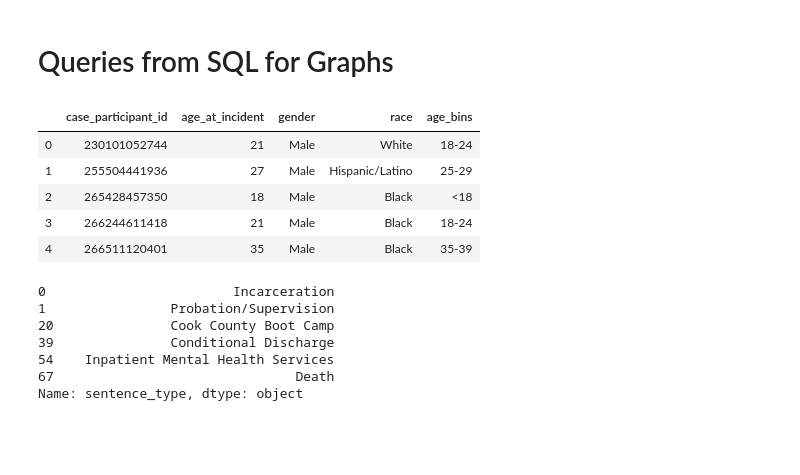
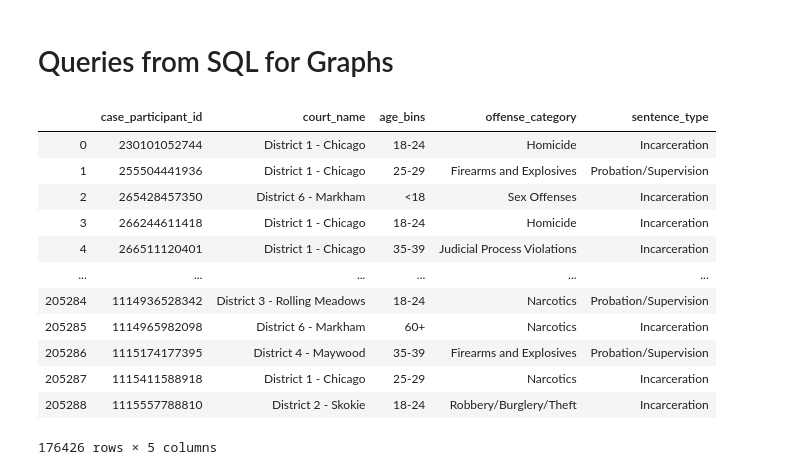
Before and after one commit to cckuqui/CCSAO-Sentencing, a Jupyter notebook: Back-end/new.ipynb, the cells around one changed output. Cells and saved outputs as stored; diff of their text form; code cells hidden in the pictures; blank space fills up the shorter version.

Commit message:
first query

```diff
--- a/Back-end/new.ipynb
+++ b/Back-end/new.ipynb
@@ -1301,20 +1299,17 @@ participants.to_json('..\data\general_demographics.json')
-# %%
-pd.read_sql_query('select * from participants', con=engine).head()
-# %% [output]
-|  | case_participant_id | age_at_incident | gender | race | age_bins |
-| 0 | 230101052744 | 21 | Male | White | 18-24 |
-| 1 | 255504441936 | 27 | Male | Hispanic/Latino | 25-29 |
-| 2 | 265428457350 | 18 | Male | Black | <18 |
-| 3 | 266244611418 | 21 | Male | Black | 18-24 |
-| 4 | 266511120401 | 35 | Male | Black | 35-39 |
-# %%
-sentences.sentence_type.drop_duplicates()
-# %% [output]
-0                        Incarceration
-1                Probation/Supervision
-20               Cook County Boot Camp
-39               Conditional Discharge
-54    Inpatient Mental Health Services
-67                               Death
-Name: sentence_type, dtype: object
+# %%
+data[['case_participant_id','court_name','age_bins','offense_category','sentence_type']].drop_duplicates()
+# %% [output]
+|  | case_participant_id | court_name | age_bins | offense_category | sentence_type |
+| 0 | 230101052744 | District 1 - Chicago | 18-24 | Homicide | Incarceration |
+| 1 | 255504441936 | District 1 - Chicago | 25-29 | Firearms and Explosives | Probation/Supervision |
+| 2 | 265428457350 | District 6 - Markham | <18 | Sex Offenses | Incarceration |
+| 3 | 266244611418 | District 1 - Chicago | 18-24 | Homicide | Incarceration |
+| 4 | 266511120401 | District 1 - Chicago | 35-39 | Judicial Process Violations | Incarceration |
+| ... | ... | ... | ... | ... | ... |
+| 205284 | 1114936528342 | District 3 - Rolling Meadows | 18-24 | Narcotics | Probation/Supervision |
+| 205285 | 1114965982098 | District 6 - Markham | 60+ | Narcotics | Incarceration |
+| 205286 | 1115174177395 | District 4 - Maywood | 35-39 | Firearms and Explosives | Probation/Supervision |
+| 205287 | 1115411588918 | District 1 - Chicago | 25-29 | Narcotics | Incarceration |
+| 205288 | 1115557788810 | District 2 - Skokie | 18-24 | Robbery/Burglery/Theft | Incarceration |
+176426 rows × 5 columns
 # %%
```
Also changed, not shown: parts of 7 cells of this notebook, 2 other files.
